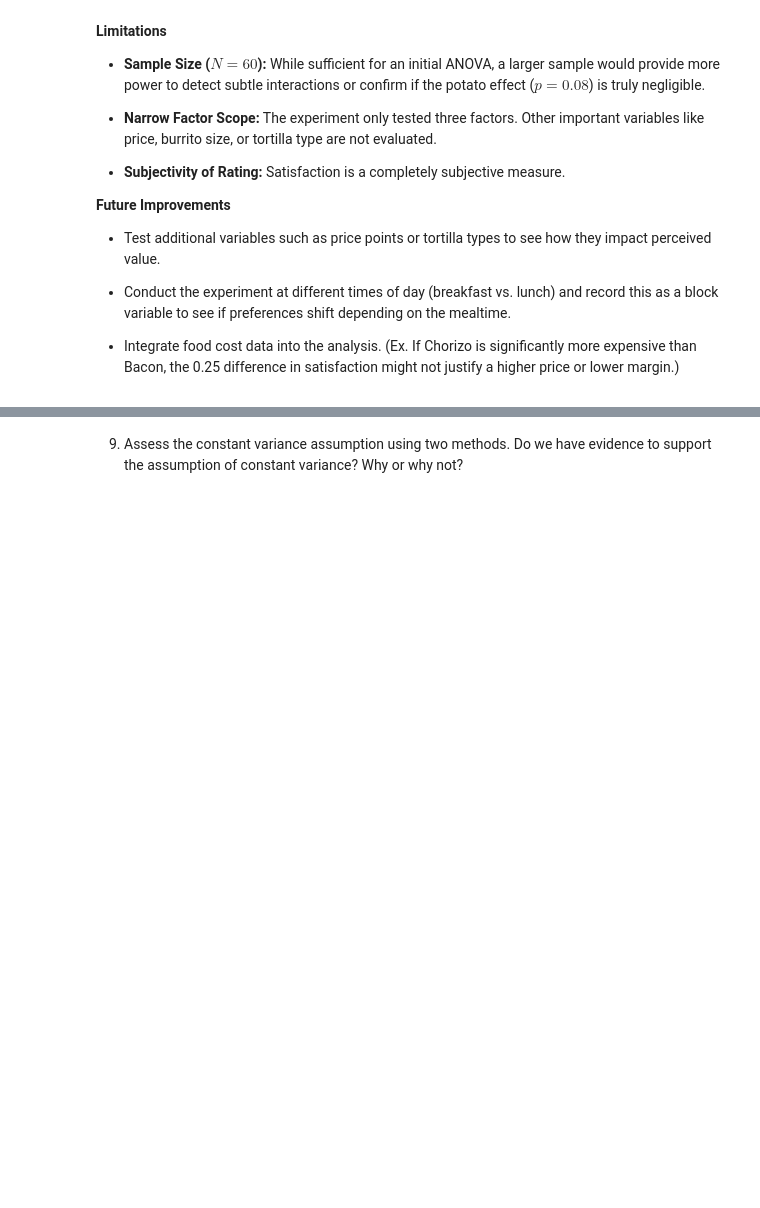
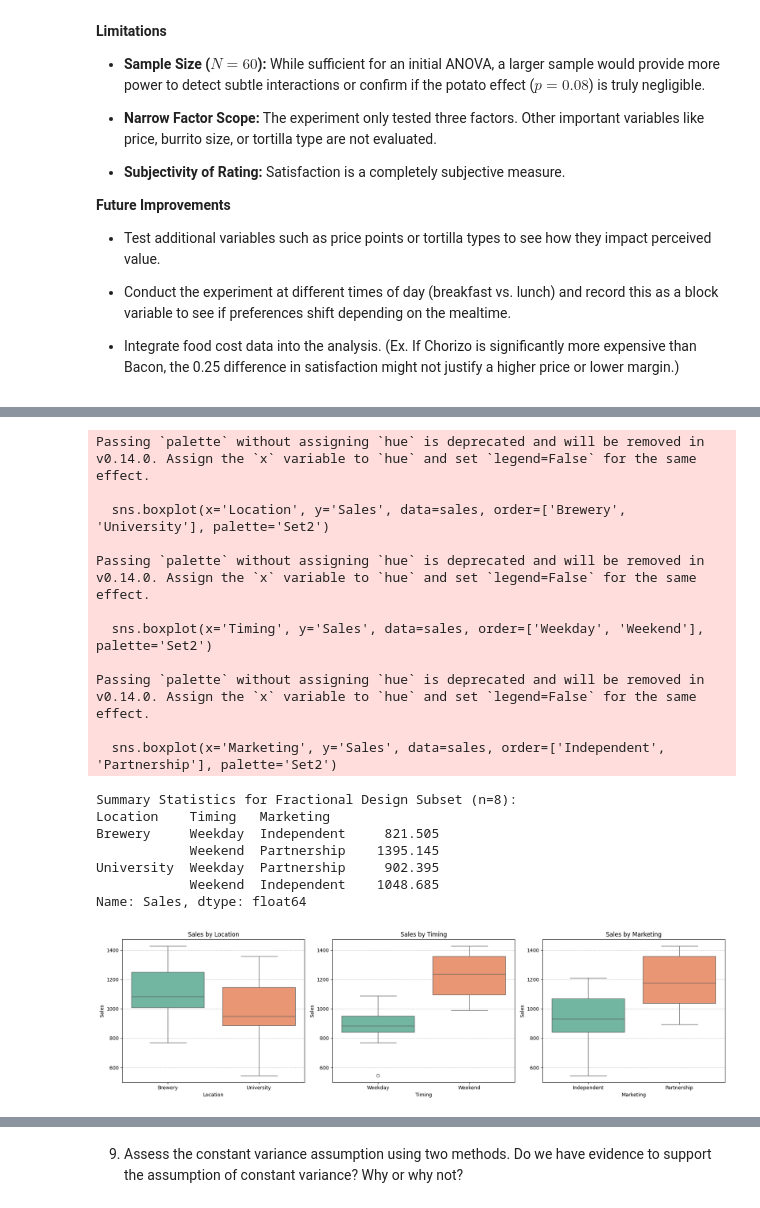
Before and after one commit to cmuriithi/STAT-7220-Applied-Experimental-Design, a Jupyter notebook: Assignments/Final-Exam/Final-Exam.ipynb, the cells around one changed output, grey strips where cells are left out. Saved outputs shown, nothing was run; the diff lists cells and outputs as text; code cells hidden in the pictures; blank space fills up the shorter version.

```diff
--- a/Assignments/Final-Exam/Final-Exam.ipynb
+++ b/Assignments/Final-Exam/Final-Exam.ipynb
@@ -579,3 +611,63 @@ To be more efficient with time and resources, you decide to conduct a $2^{3-1}$
 6. Perform appropriate exploratory/descriptive analysis including summary statistics and appropriate visualizations. Do these analyses provide any support for the hypotheses? Briefly explain.
 # %%
 ## Question 6 Code ##
+
+import pandas as pd
+import matplotlib.pyplot as plt
+import seaborn as sns
+
+# Load the data
+sales = pd.read_excel('Busters Burrito Sales.xlsx', sheet_name='Sheet1')
+
+# Descriptive Statistics for each factor
+stats_location = sales.groupby('Location')['Sales'].agg(['mean', 'std', 'count']).reset_index()
+stats_timing = sales.groupby('Timing')['Sales'].agg(['mean', 'std', 'count']).reset_index()
+stats_marketing = sales.groupby('Marketing')['Sales'].agg(['mean', 'std', 'count']).reset_index()
+
+print("Summary Statistics by Location:")
+print(stats_location)
+print("\nSummary Statistics by Timing:")
+print(stats_timing)
+print("\nSummary Statistics by Marketing:")
+print(stats_marketing)
+
+# Overall summary statistics
+print("\nOverall Sales Summary Statistics:")
+print(sales['Sales'].describe())
+
+# Visualizations
+plt.figure(figsize=(18, 5))
+
+# Location
+plt.subplot(1, 3, 1)
+sns.boxplot(x='Location', y='Sales', data=sales, order=['Brewery', 'University'], palette='Set2')
+plt.title('Sales by Location')
+plt.grid(axis='y', linestyle='--', alpha=0.7)
+
+# Timing
+plt.subplot(1, 3, 2)
+sns.boxplot(x='Timing', y='Sales', data=sales, order=['Weekday', 'Weekend'], palette='Set2')
+plt.title('Sales by Timing')
+plt.grid(axis='y', linestyle='--', alpha=0.7)
+
+# Marketing
+plt.subplot(1, 3, 3)
+sns.boxplot(x='Marketing', y='Sales', data=sales, order=['Independent', 'Partnership'], palette='Set2')
+plt.title('Sales by Marketing')
+plt.grid(axis='y', linestyle='--', alpha=0.7)
+
+plt.tight_layout()
+plt.savefig('descriptive_analysis_plots.png')
+
+# Subset analysis for the Fractional Design runs mentioned in the prompt (different runs)
+fractional_mask = (
+    ((sales['Location'] == 'Brewery') & (sales['Timing'] == 'Weekday') & (sales['Marketing'] == 'Independent')) |
+    ((sales['Location'] == 'University') & (sales['Timing'] == 'Weekday') & (sales['Marketing'] == 'Partnership')) |
+    ((sales['Location'] == 'Brewery') & (sales['Timing'] == 'Weekend') & (sales['Marketing'] == 'Partnership')) |
+    ((sales['Location'] == 'University') & (sales['Timing'] == 'Weekend') & (sales['Marketing'] == 'Independent'))
+)
+
+df_fractional = sales[fractional_mask]
+print("\nSummary Statistics for Fractional Design Subset (n=8):")
+print(df_fractional.groupby(['Location', 'Timing', 'Marketing'])['Sales'].mean())
+# %% [output]
@@ -581,0 +691,19 @@ To be more efficient with time and resources, you decide to conduct a $2^{3-1}$
+Passing `palette` without assigning `hue` is deprecated and will be removed in v0.14.0. Assign the `x` variable to `hue` and set `legend=False` for the same effect.
+
+  sns.boxplot(x='Location', y='Sales', data=sales, order=['Brewery', 'University'], palette='Set2')
+
+Passing `palette` without assigning `hue` is deprecated and will be removed in v0.14.0. Assign the `x` variable to `hue` and set `legend=False` for the same effect.
+
+  sns.boxplot(x='Timing', y='Sales', data=sales, order=['Weekday', 'Weekend'], palette='Set2')
+
+Passing `palette` without assigning `hue` is deprecated and will be removed in v0.14.0. Assign the `x` variable to `hue` and set `legend=False` for the same effect.
+
+  sns.boxplot(x='Marketing', y='Sales', data=sales, order=['Independent', 'Partnership'], palette='Set2')
+Summary Statistics for Fractional Design Subset (n=8):
+Location    Timing   Marketing
+Brewery     Weekday  Independent     821.505
+            Weekend  Partnership    1395.145
+University  Weekday  Partnership     902.395
+            Weekend  Independent    1048.685
+Name: Sales, dtype: float64
+[figure, added]
```
Also changed, not shown: parts of 15 cells of this notebook.
